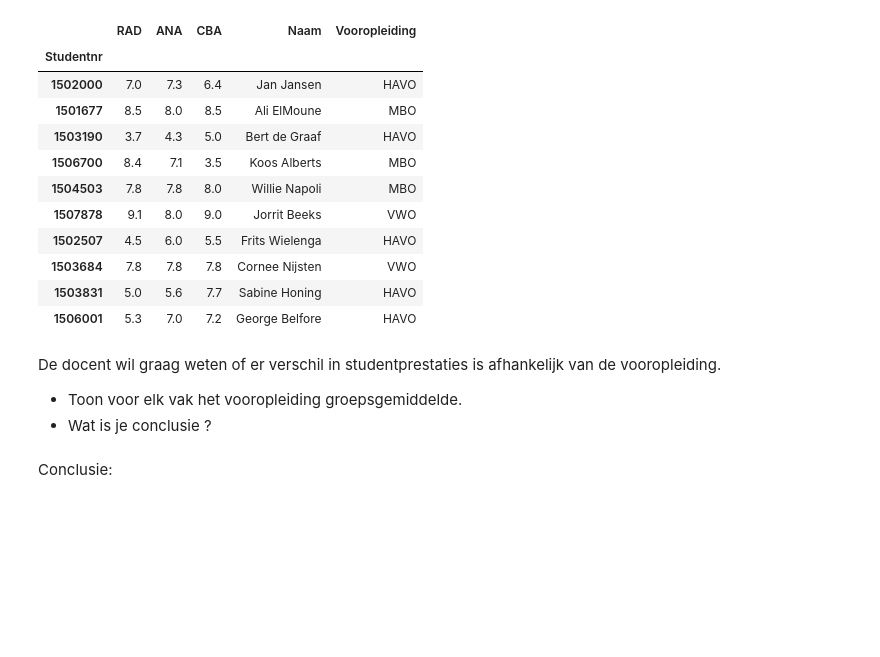
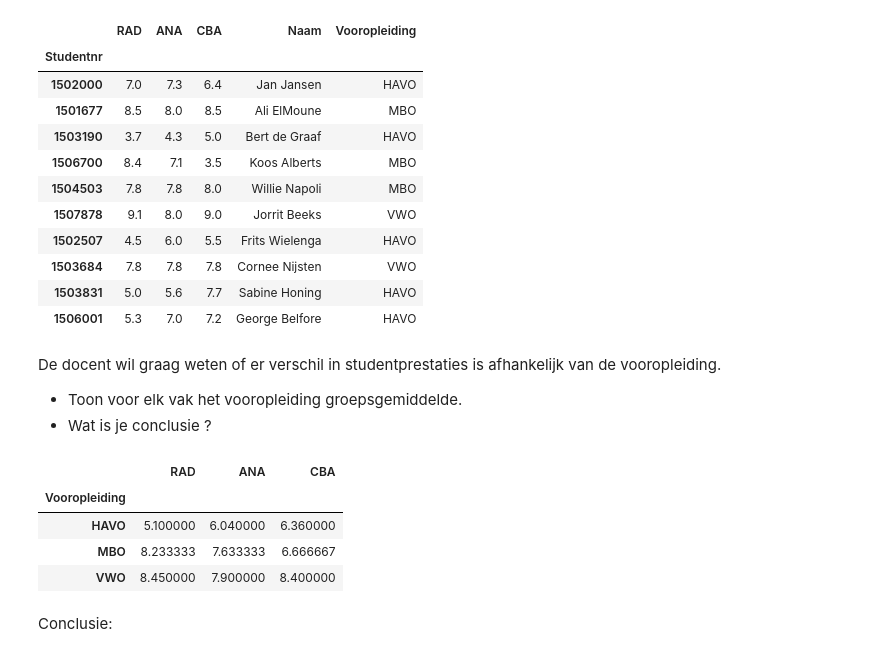
Before and after one commit to StanMerlijn/CM2024, a Jupyter notebook: CM03_pandas/CM_Pandas_opdrachten.ipynb, the cells around one changed output. Saved outputs shown, nothing was run; the diff lists cells and outputs as text; code cells hidden in the pictures; blank space fills up the shorter version.

```diff
--- a/CM03_pandas/CM_Pandas_opdrachten.ipynb
+++ b/CM03_pandas/CM_Pandas_opdrachten.ipynb
@@ -326,6 +326,15 @@ cijferslijst
 De docent wil graag weten of er verschil in studentprestaties is afhankelijk van de vooropleiding.
 -	Toon voor elk vak het vooropleiding groepsgemiddelde.
 -	Wat is je conclusie ?
+# %%
+gemiddelden_per_vooropleiding = cijferslijst.groupby('Vooropleiding')[['RAD', 'ANA', 'CBA']].mean()
+gemiddelden_per_vooropleiding
+# %% [output]
+|  | RAD | ANA | CBA |
+| Vooropleiding |  |  |  |
+| HAVO | 5.100000 | 6.040000 | 6.360000 |
+| MBO | 8.233333 | 7.633333 | 6.666667 |
+| VWO | 8.450000 | 7.900000 | 8.400000 |
 # %% [markdown]
 Conclusie:
 # %% [markdown]
```
Also changed, not shown: parts of 4 cells of this notebook.
